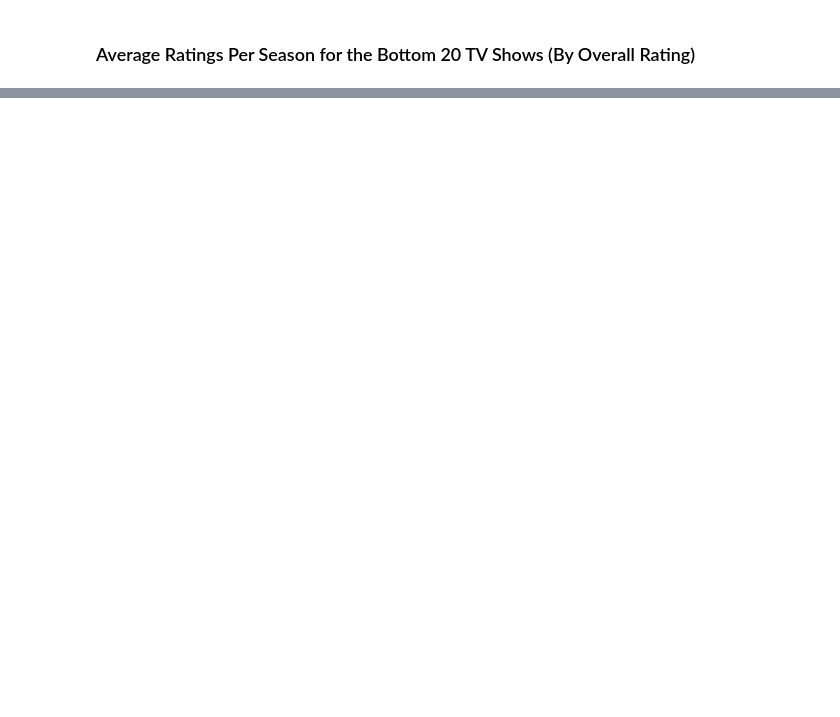
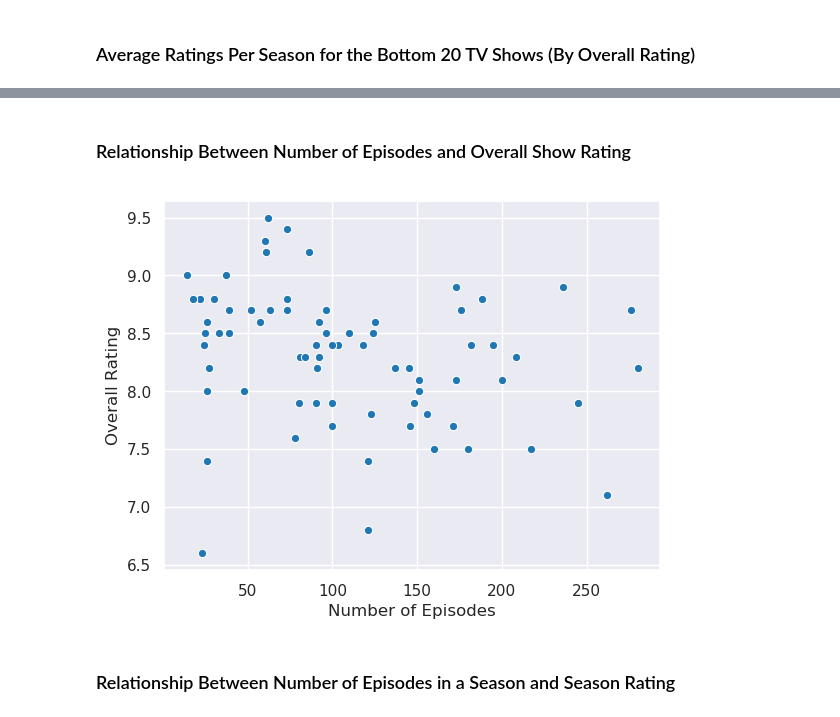
Before and after one commit to stefanjaro/tv-show-season-ratings, a Jupyter notebook: tv-show-season-ratings.ipynb, the cells around one changed output, grey strips where cells are left out. Saved outputs shown, nothing was run; the diff lists cells and outputs as text; code cells hidden in the pictures; blank space fills up the shorter version.

```diff
--- a/tv-show-season-ratings.ipynb
+++ b/tv-show-season-ratings.ipynb
@@ -315,0 +448,26 @@ plt.show()
+# %% [markdown]
+### Relationship Between Number of Episodes and Overall Show Rating
+# %%
+# append number of episodes to complete_shows df
+episode_count = only_rated.groupby("show")["episode_number"].count().reset_index()
+complete_shows = complete_shows.merge(episode_count, left_on="title", right_on="show")
+complete_shows = complete_shows.drop(columns=["show"])
+complete_shows = complete_shows.rename(columns={"episode_number": "num_of_episodes"})
+# %%
+# plot
+vis1 = sns.scatterplot(
+    data=complete_shows,
+    x="num_of_episodes",
+    y="overall_rating"
+)
+
+# label
+vis1.set_xlabel("Number of Episodes")
+vis1.set_ylabel("Overall Rating")
+
+# show
+plt.show()
+# %% [output]
+[figure, added]
+# %% [markdown]
+### Relationship Between Number of Episodes in a Season and Season Rating
```
Also changed, not shown: parts of 16 cells of this notebook.
